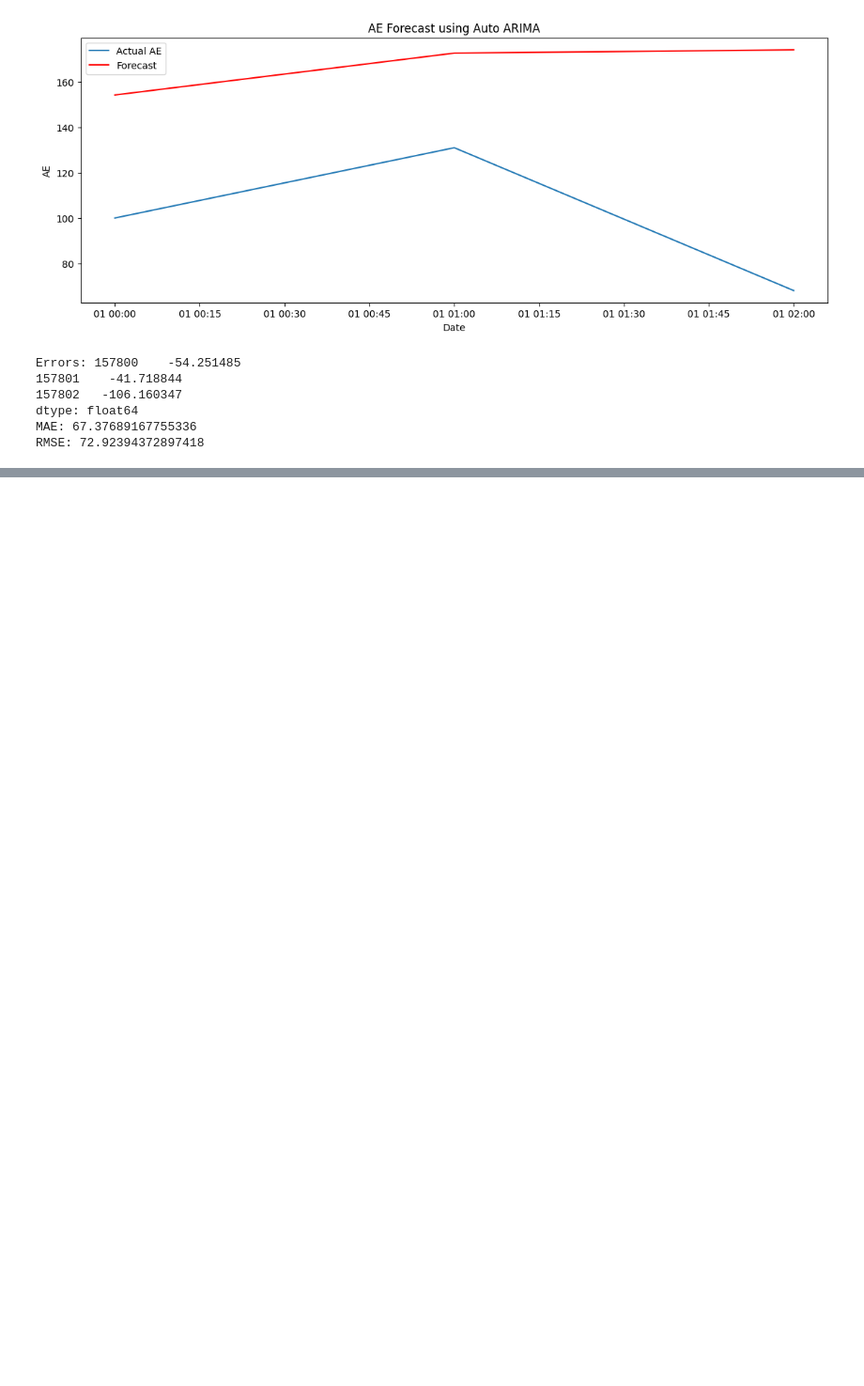
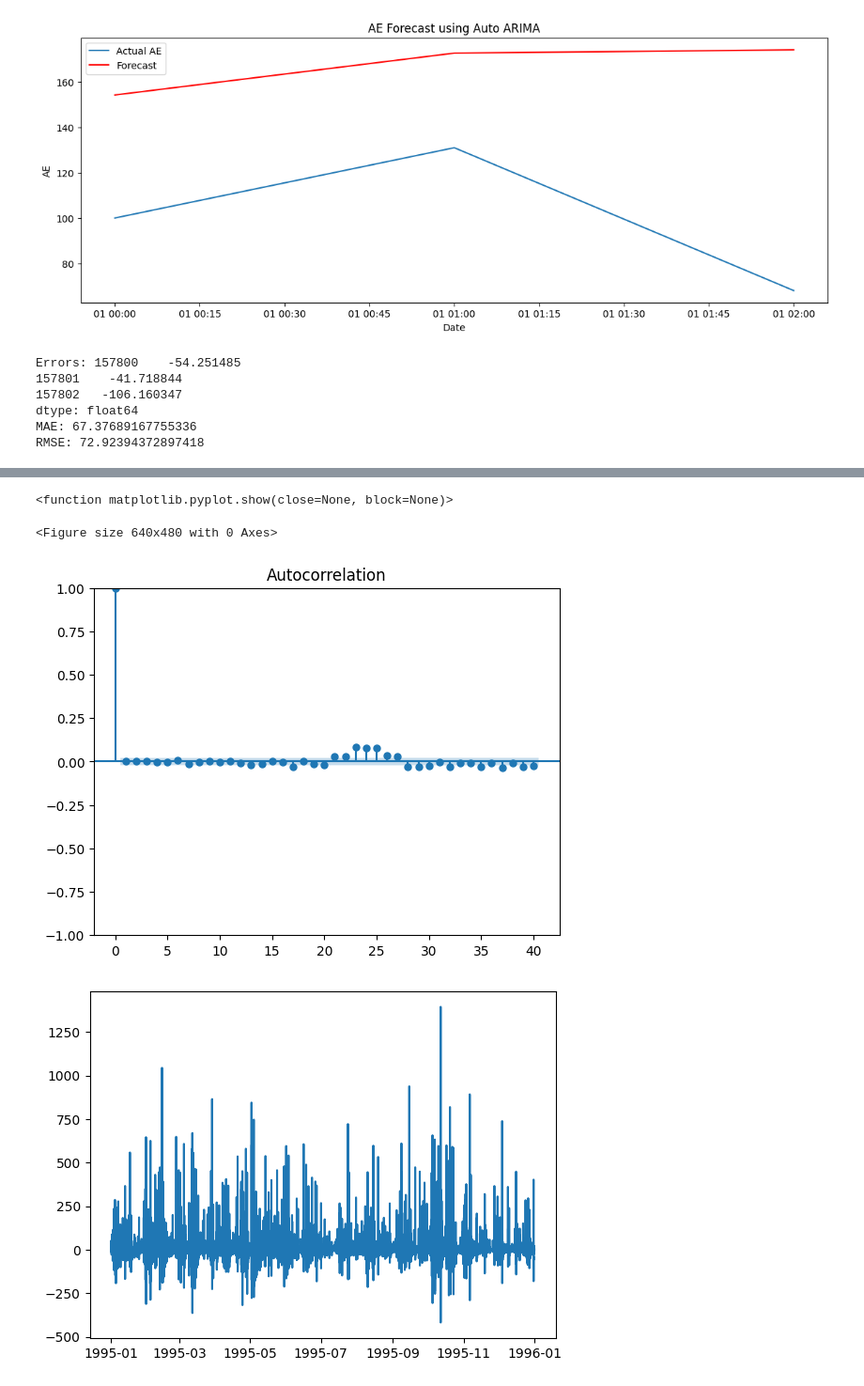
Before and after one commit to GMD-ROSS/Perturbed-Input, a Jupyter notebook: notebooks/Space_Weather_Workbook.ipynb, the cells around one changed output, grey strips where cells are left out. Shown at 94% size. Cells and saved outputs as stored; diff of their text form; code cells hidden in the pictures; blank space fills up the shorter version.

```diff
--- a/notebooks/Space_Weather_Workbook.ipynb
+++ b/notebooks/Space_Weather_Workbook.ipynb
@@ -705,0 +793,18 @@ RMSE: 72.92394372897418
+# %%
+from statsmodels.graphics.tsaplots import plot_acf
+
+residuals = model.resid()
+
+
+plt.figure()
+plot_acf(residuals)
+plt.show
+
+plt.figure()
+plt.plot(residuals)
+plt.show
+# %% [output]
+<function matplotlib.pyplot.show(close=None, block=None)>
+<Figure size 640x480 with 0 Axes>
+[figure, added]
+[figure, added]
```
Also changed, not shown: parts of 24 cells of this notebook, 2 other files.
